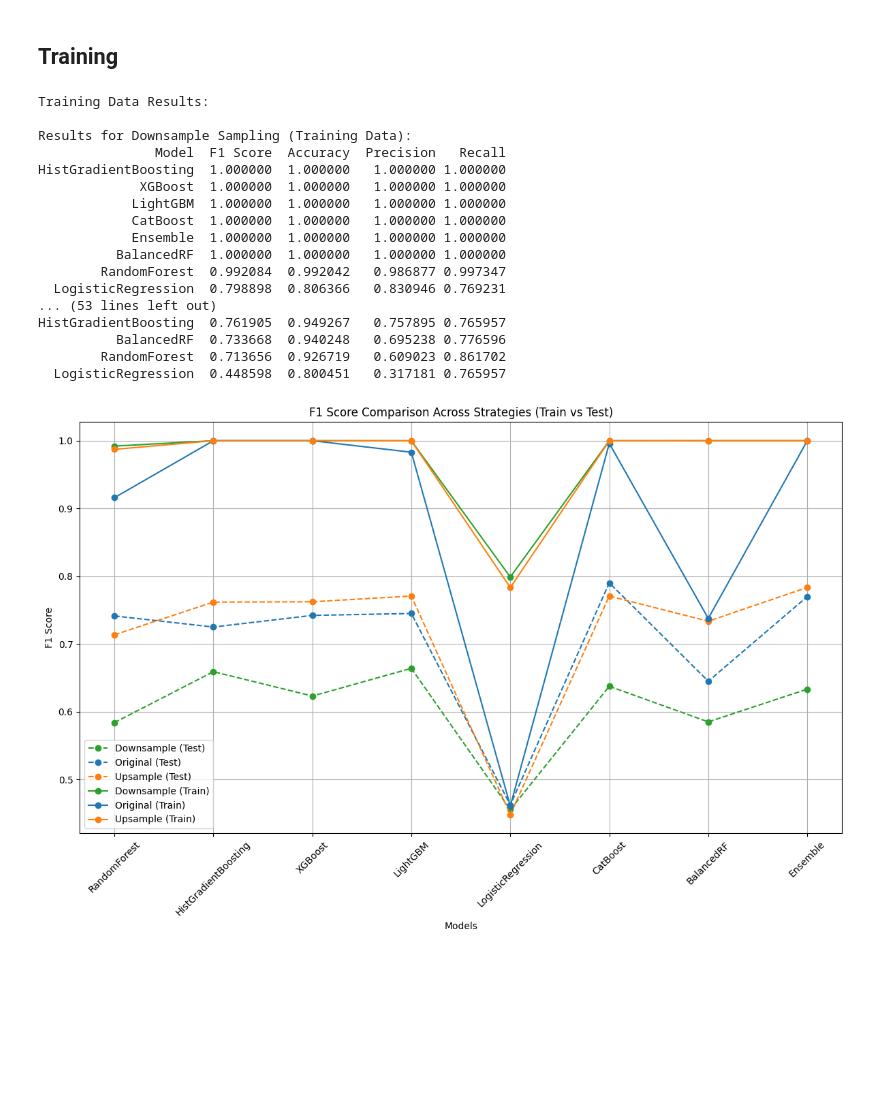
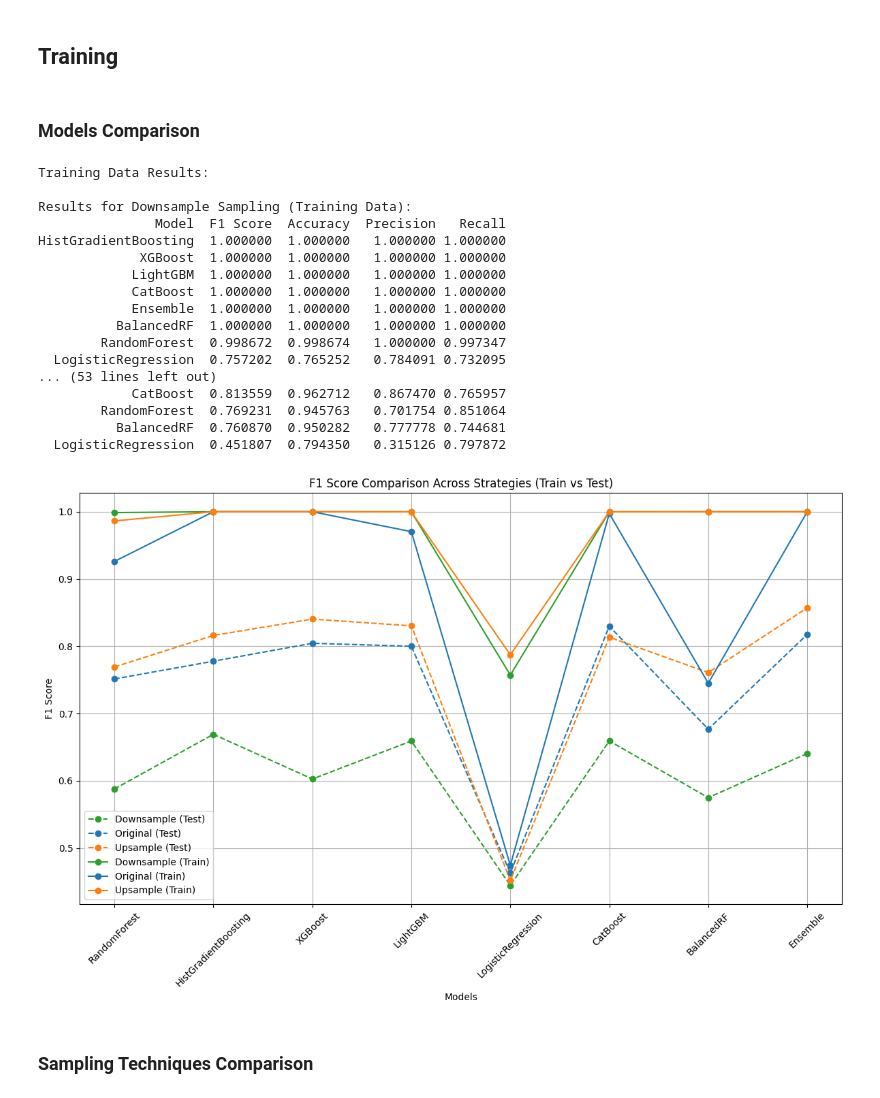
Before and after one commit to lyudmilstamenov/ethics_in_ai_unibo, a Jupyter notebook: src/model.ipynb, the cells around one changed output. Saved outputs shown, nothing was run; the diff lists cells and outputs as text; code cells hidden in the pictures; blank space fills up the shorter version.

```diff
--- a/src/model.ipynb
+++ b/src/model.ipynb
@@ -1354,5 +1354,7 @@ Cleaned data shape: ((4432, 58), np.int64(471))
 # %% [markdown]
 ## Training
+# %% [markdown]
+### Models Comparison
 # %%
 import pandas as pd
 import numpy as np
@@ -1413,7 +1415,9 @@ ensemble = lambda: VotingClassifier(
     estimators=[
         ('xgb', models['XGBoost']()),
         ('lgbm', models['LightGBM']()),
-        ('cat', models['CatBoost']())
+        ('cat', models['CatBoost']()),
+        ('hist', models['HistGradientBoosting']()),
+        ('brf', models['BalancedRF']())
     ],
     voting='soft'
 )
@@ -1488,38 +1492,40 @@ strategy_colors = {
 plt.figure(figsize=(12, 8))
 
 for strategy_name, result_df in results_test.items():
     color = strategy_colors[strategy_name]
     plt.plot(result_df['Model'], result_df['F1 Score'], label=f"{strategy_name} (Test)", marker='o', linestyle='--', color=color)
 
 for strategy_name, result_df in results_train.items():
     color = strategy_colors[strategy_name]
     plt.plot(result_df['Model'], result_df['F1 Score'], label=f"{strategy_name} (Train)", marker='o', linestyle='-', color=color)
 
 plt.title('F1 Score Comparison Across Strategies (Train vs Test)')
 plt.ylabel('F1 Score')
 plt.xlabel('Models')
 plt.xticks(rotation=45)
 plt.legend()
 plt.grid(True)
 plt.tight_layout()
 plt.show()
 # %% [output]
 Training Data Results:
 
 Results for Downsample Sampling (Training Data):
                Model  F1 Score  Accuracy  Precision   Recall
 HistGradientBoosting  1.000000  1.000000   1.000000 1.000000
              XGBoost  1.000000  1.000000   1.000000 1.000000
             LightGBM  1.000000  1.000000   1.000000 1.000000
             CatBoost  1.000000  1.000000   1.000000 1.000000
             Ensemble  1.000000  1.000000   1.000000 1.000000
           BalancedRF  1.000000  1.000000   1.000000 1.000000
-        RandomForest  0.992084  0.992042   0.986877 0.997347
-  LogisticRegression  0.798898  0.806366   0.830946 0.769231
+        RandomForest  0.998672  0.998674   1.000000 0.997347
+  LogisticRegression  0.757202  0.765252   0.784091 0.732095
 ... (53 lines left out)
-HistGradientBoosting  0.761905  0.949267   0.757895 0.765957
-          BalancedRF  0.733668  0.940248   0.695238 0.776596
-        RandomForest  0.713656  0.926719   0.609023 0.861702
-  LogisticRegression  0.448598  0.800451   0.317181 0.765957
+            CatBoost  0.813559  0.962712   0.867470 0.765957
+        RandomForest  0.769231  0.945763   0.701754 0.851064
+          BalancedRF  0.760870  0.950282   0.777778 0.744681
+  LogisticRegression  0.451807  0.794350   0.315126 0.797872
-[figure, old version]
+[figure, new version]
+# %% [markdown]
+### Sampling Techniques Comparison
 # %%
```
Also changed, not shown: parts of 18 cells of this notebook.
